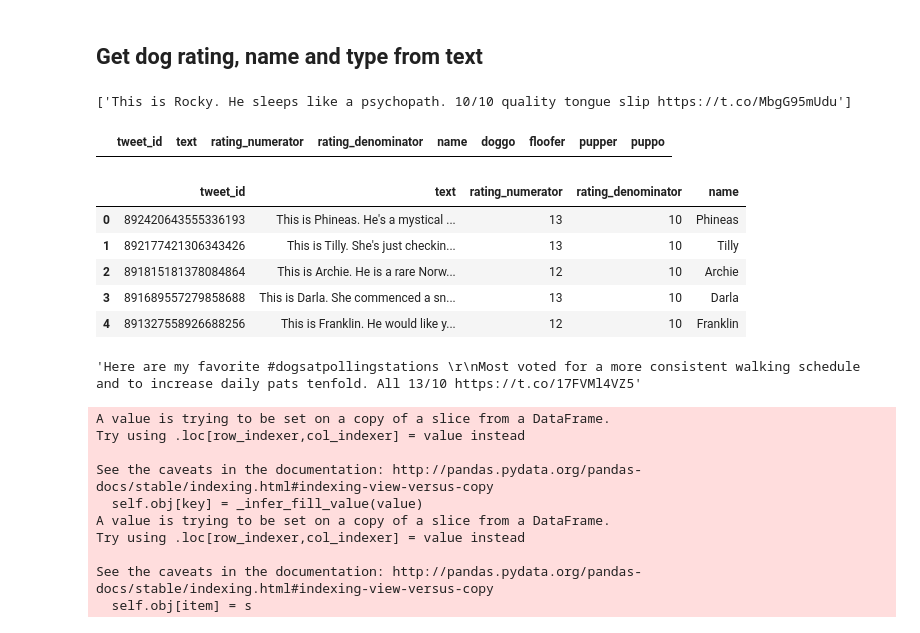
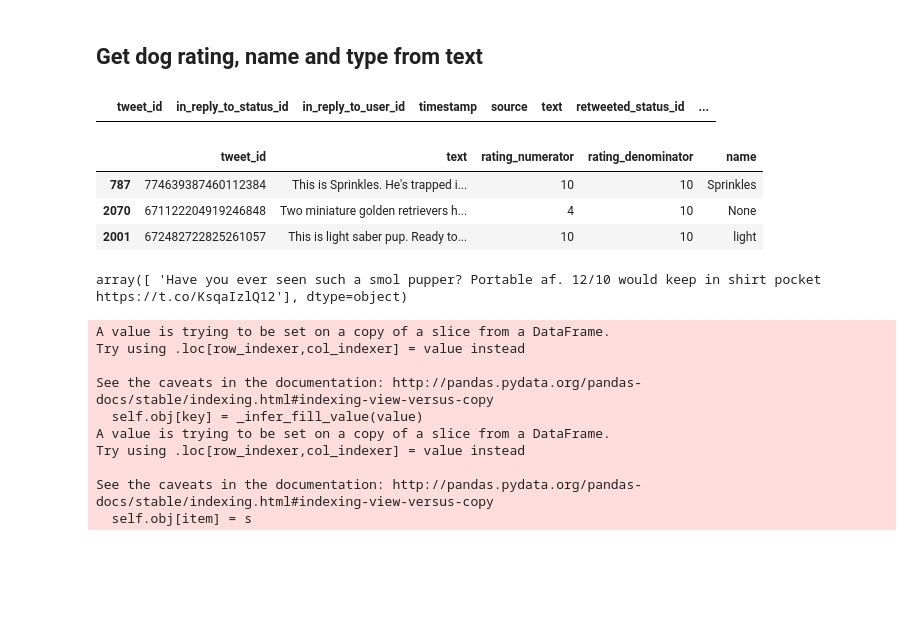
Before and after one commit to Langzzx/dand-advanced-2018, a Jupyter notebook: Data Wrangling and Cleaning/wrangle_act.ipynb, the cells around one changed output. Cells and saved outputs as stored; diff of their text form; code cells hidden in the pictures; blank space fills up the shorter version.

```diff
--- a/Data Wrangling and Cleaning/wrangle_act.ipynb
+++ b/Data Wrangling and Cleaning/wrangle_act.ipynb
@@ -267,2 +279,6 @@ Name: p1, dtype: bool
 # %% [markdown]
 ## Get dog rating, name and type from text
+# %%
+df[df['puppo'] == None] # all type enter is None, drop out, alse for doggo ...
+# %% [output]
+|  | tweet_id | in_reply_to_status_id | in_reply_to_user_id | timestamp | source | text | retweeted_status_id | ... |
@@ -269,8 +288,11 @@ Name: p1, dtype: bool
+# %%
+df_clean.sample(3)
+# %% [output]
+|  | tweet_id | text | rating_numerator | rating_denominator | name |
+| 787 | 774639387460112384 | This is Sprinkles. He's trapped i... | 10 | 10 | Sprinkles |
+| 2070 | 671122204919246848 | Two miniature golden retrievers h... | 4 | 10 | None |
+| 2001 | 672482722825261057 | This is light saber pup. Ready to... | 10 | 10 | light |
 # %%
-df['text'].sample().values.tolist()
+df_clean['text'].sample().values
 # %% [output]
-['This is Rocky. He sleeps like a psychopath. 10/10 quality tongue slip https://t.co/MbgG95mUdu']
+array([ 'Have you ever seen such a smol pupper? Portable af. 12/10 would keep in shirt pocket https://t.co/KsqaIzlQ12'], dtype=object)
-# %%
-df_clean[df_clean['puppo'] == None] # all type enter is None, drop out
-# %% [output]
-|  | tweet_id | text | rating_numerator | rating_denominator | name | doggo | floofer | pupper | puppo |
@@ -279,16 +299,3 @@ df_clean = df[['tweet_id', 'text',  'rating_numerator', 'rating_denominator', 'n
-# %%
-df_clean.head()
-# %% [output]
-|  | tweet_id | text | rating_numerator | rating_denominator | name |
-| 0 | 892420643555336193 | This is Phineas. He's a mystical ... | 13 | 10 | Phineas |
-| 1 | 892177421306343426 | This is Tilly. She's just checkin... | 13 | 10 | Tilly |
-| 2 | 891815181378084864 | This is Archie. He is a rare Norw... | 12 | 10 | Archie |
-| 3 | 891689557279858688 | This is Darla. She commenced a sn... | 13 | 10 | Darla |
-| 4 | 891327558926688256 | This is Franklin. He would like y... | 12 | 10 | Franklin |
-# %%
-df_clean.text[100]
-# %% [output]
-'Here are my favorite #dogsatpollingstations \r\nMost voted for a more consistent walking schedule and to increase daily pats tenfold. All 13/10 https://t.co/17FVMl4VZ5'
 # %%
 df_clean.loc[:, 'type'] = None
 
```
Also changed, not shown: parts of 20 cells of this notebook.
